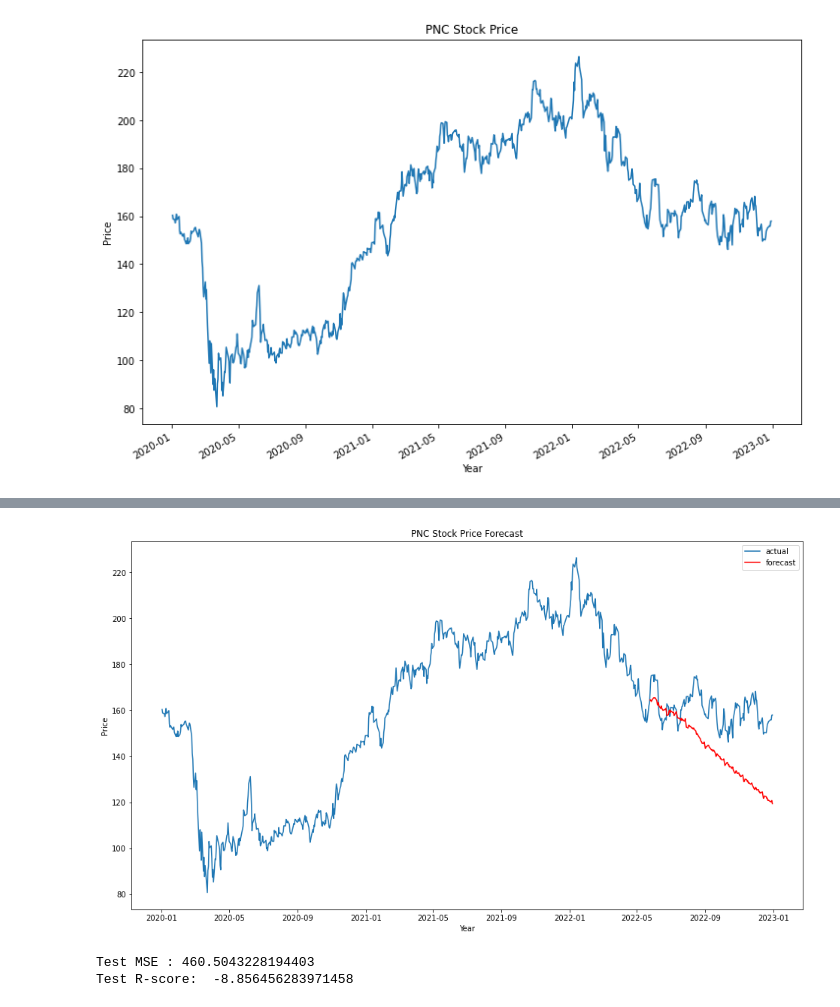
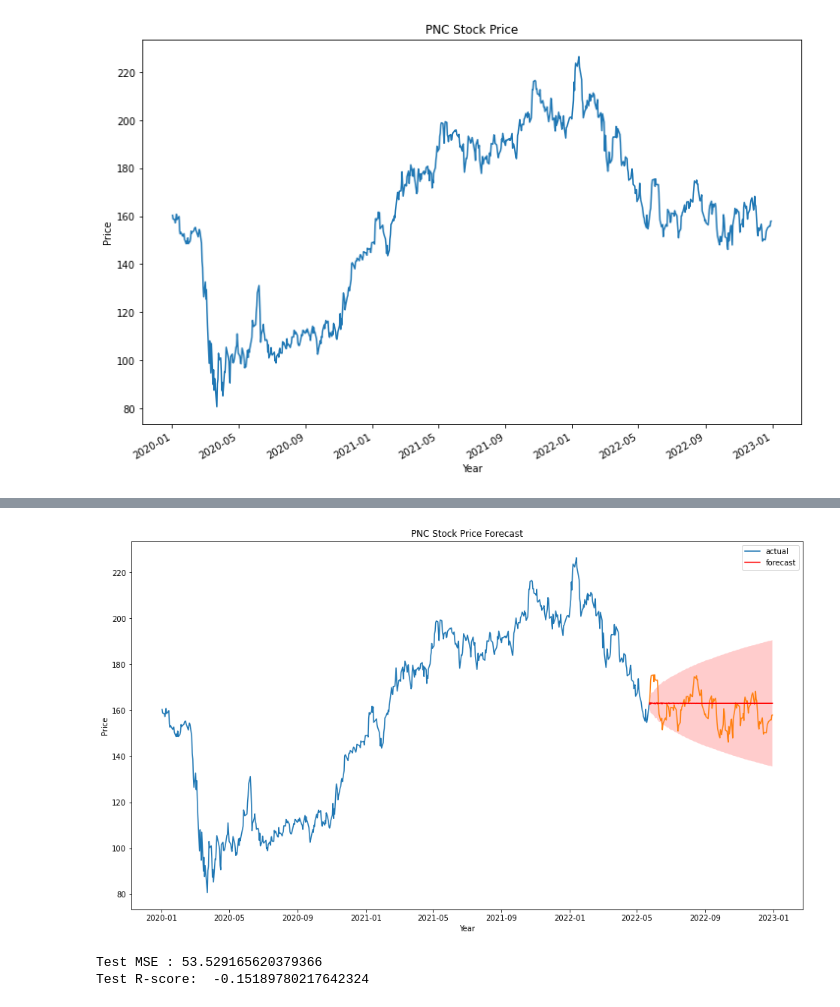
Before and after one commit to Saranpatp/risk-management-interview, a Jupyter notebook: Statistical Methods/Time Series/ARIMA.ipynb, the cells around one changed output, grey strips where cells are left out. Saved outputs shown, nothing was run; the diff lists cells and outputs as text; code cells hidden in the pictures.

Commit message:
+ fix bug update ARIMA

```diff
--- a/Statistical Methods/Time Series/ARIMA.ipynb
+++ b/Statistical Methods/Time Series/ARIMA.ipynb
@@ -32,11 +34,4 @@ plt.show()
 # %%
 # split train test
 train_data = df[:int(df.shape[0] * 0.8)]
-test_data = df[int(df.shape[0] * 0.8):]
-
-y_actual = test_data['Close']
-model = auto_arima(train_data['Close'], start_p = 0, d=1,start_q=0,max_p = 5,
-                    max_d = 5, max_q = 5, start_P = 0, D = 1, start_Q=0,
-                      max_P = 5, max_D = 5, max_Q = 5, m = 12, seasonal=True, error_action='warn',
-                      trace=True, suppress_warnings=True, stepwise=True,
-                      random_state=20, n_fits=50)
+test_data = df[int(df.shape[0] * 0.8)-1:]
@@ -60,0 +38,5 @@ Total fit time: 167.843 seconds
+# %%
+
+
+y_actual = test_data['Close']
+model = auto_arima(train_data['Close'],trace = True, error_action='ignore',suppress_warnings=True)
@@ -86,7 +83,9 @@ SARIMAX Results
 Warnings:
 [1] Covariance matrix calculated using the outer product of gradients (complex-step).
 # %%
-# model.fit(test_data['Close'])
 # forcasting
-future_forecast = model.predict(n_periods=len(test_data), alpha=0.5)
-future_forecast
+
+future_forecast = model.predict(n_periods=len(test_data), return_conf_int = True, alpha=0.5)
+
+range_df = pd.DataFrame(future_forecast[1],columns=['low_95','high_95'])
+future_forecast = pd.DataFrame(future_forecast[0],columns=['prediction']).set_index(test_data.index)
@@ -106,16 +92,18 @@ Length: 152, dtype: float64
 # %%
-plt.plot(df['Close'],label = 'actual')
-plt.plot(y_actual.index,future_forecast, color='red',label = "forecast")
+plt.plot(train_data['Close'],label = 'actual')
+plt.plot(y_actual)
+plt.plot(future_forecast, color='red',label = "forecast")
+plt.fill_between(test_data.index,range_df['low_95'],range_df['high_95'],alpha = 0.2, facecolor = 'r')
 plt.xlabel("Year")
 plt.ylabel("Price")
 plt.title(f"{ticker} Stock Price Forecast")
 plt.legend()
 plt.show()
 mse = mean_squared_error(y_actual,future_forecast.values)
 r_score = r2_score(y_actual,future_forecast)
 print("Test MSE :",mse)
 print("Test R-score: ", r_score)
 # %% [output]
-[figure, old version]
+[figure, new version]
-Test MSE : 460.5043228194403
-Test R-score:  -8.856456283971458
+Test MSE : 53.529165620379366
+Test R-score:  -0.15189780217642324
```
Also changed, not shown: parts of 8 cells of this notebook, 6 other files.
